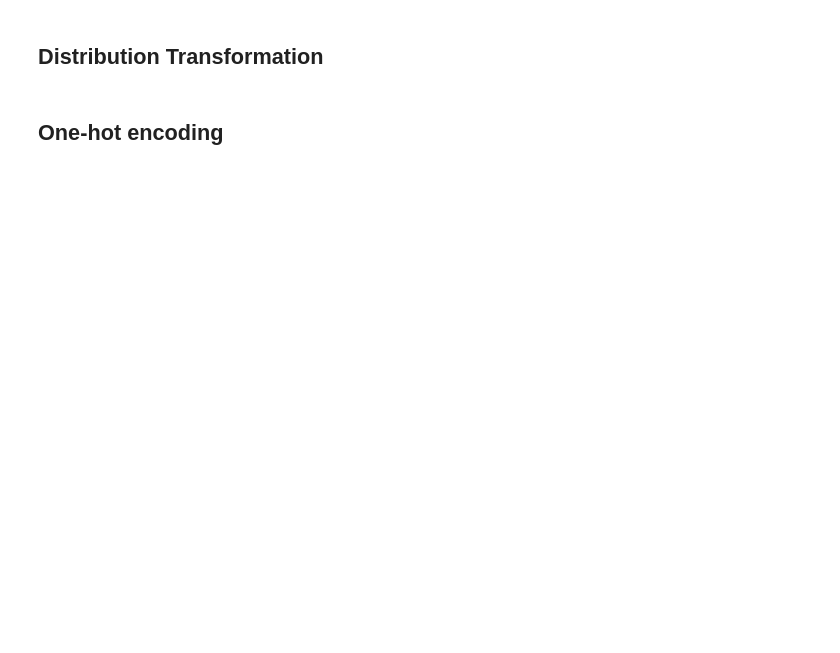
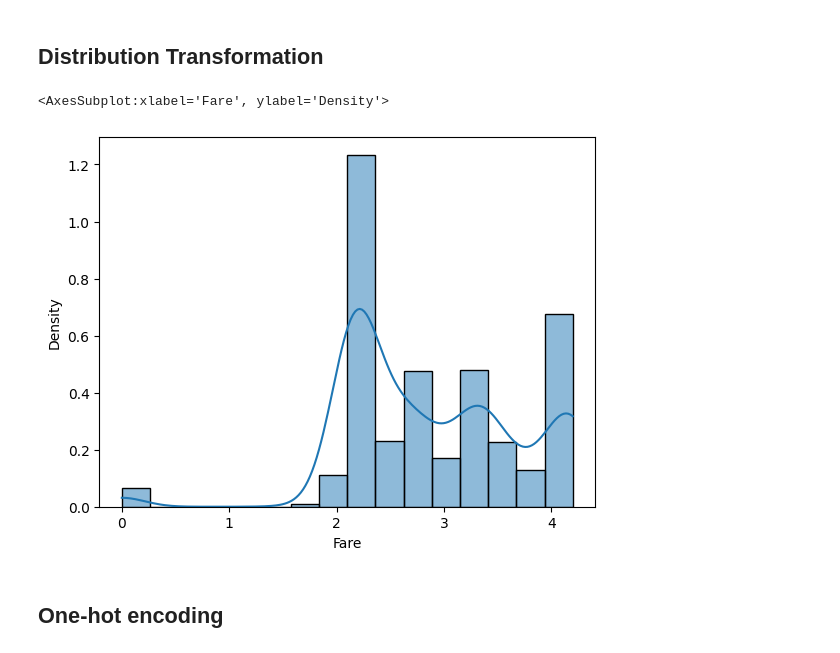
Before and after one commit to yDon96/Kaggle-Competition---Titanic-Problem, a Jupyter notebook: notebooks/FeatureEngineering.ipynb, the cells around one changed output. Cells and saved outputs as stored; diff of their text form; code cells hidden in the pictures; blank space fills up the shorter version.

```diff
--- a/notebooks/FeatureEngineering.ipynb
+++ b/notebooks/FeatureEngineering.ipynb
@@ -66,2 +156,8 @@ train = train.dropna(axis=0)
+# %%
+df['Fare'] = (df['Fare']+1).transform(np.log)
+sb.histplot(data=df['Fare'], kde=True, stat='density')
+# %% [output]
+<AxesSubplot:xlabel='Fare', ylabel='Density'>
+[figure, added]
 # %% [markdown]
 ## One-hot encoding
```
Also changed, not shown: parts of 16 cells of this notebook.
